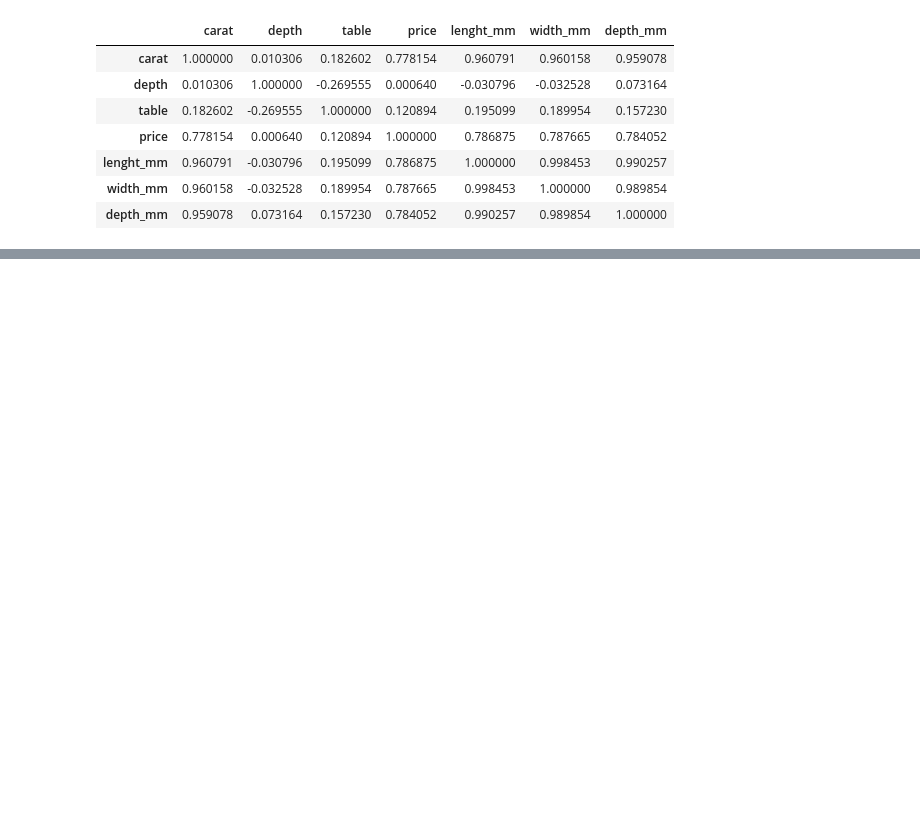
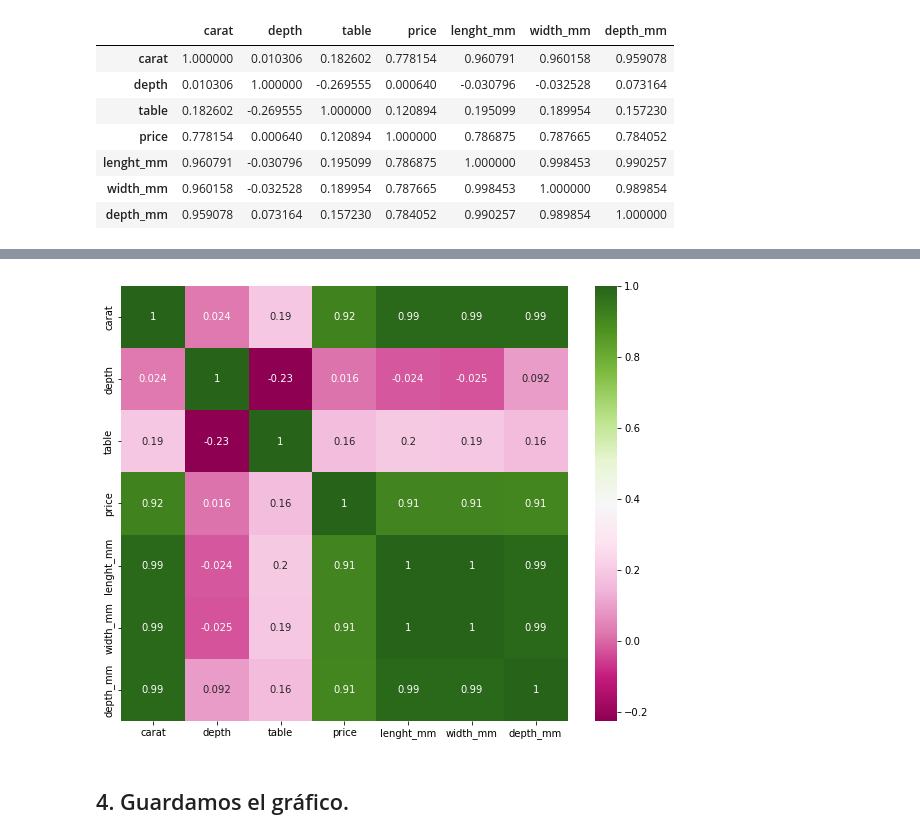
Before and after one commit to Adalab/DA-promoc-modulo3-sprint1-judith-gadea, a Jupyter notebook: Regresión lineal/RL-3-Correlacion-Covarianza.ipynb, the cells around one changed output, grey strips where cells are left out. Saved outputs shown, nothing was run; the diff lists cells and outputs as text; code cells hidden in the pictures; blank space fills up the shorter version.

```diff
--- a/Regresión lineal/RL-3-Correlacion-Covarianza.ipynb
+++ b/Regresión lineal/RL-3-Correlacion-Covarianza.ipynb
@@ -75,0 +120,8 @@ sns.pairplot(df);
+# %%
+sns.heatmap(df.corr(method='spearman'),
+           cmap = "PiYG",
+           annot = True);
+# %% [output]
+[figure, added]
+# %% [markdown]
+## 4. Guardamos el gráfico.
```
Also changed, not shown: parts of 20 cells of this notebook, 12 other files.
